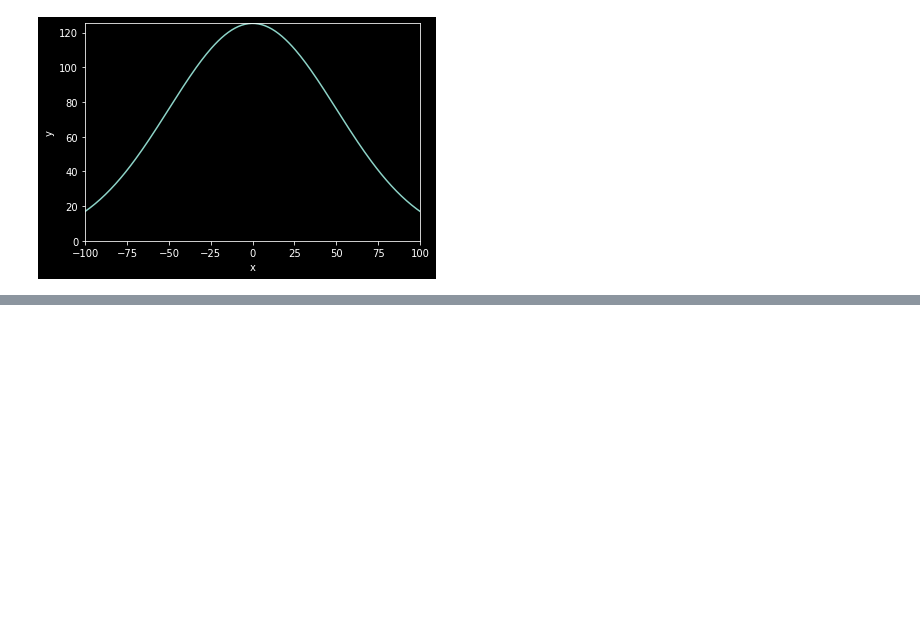
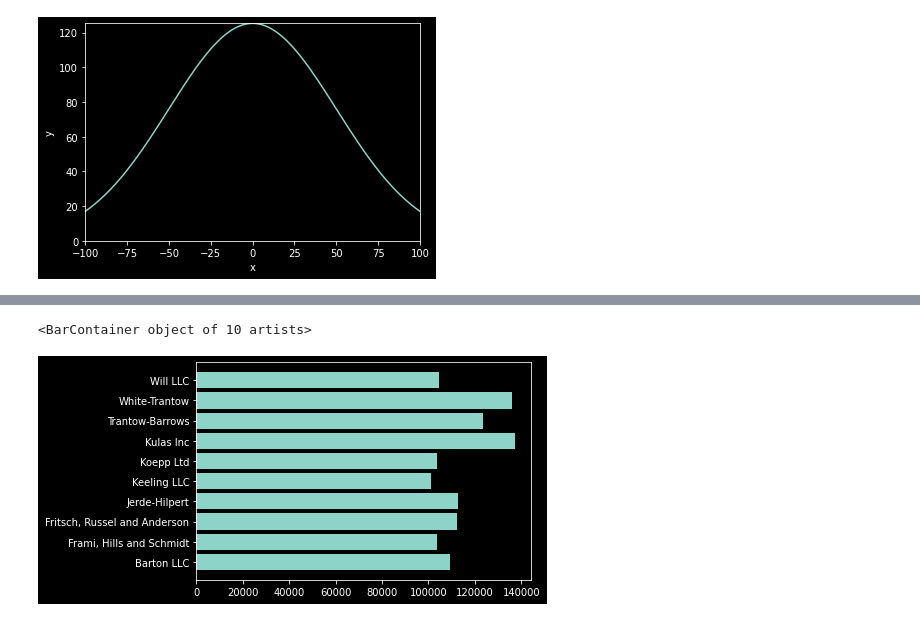
Before and after one commit to roman91DE/machine-learning, a Jupyter notebook: matplotlib_tutorial.ipynb, the cells around one changed output, grey strips where cells are left out. Saved outputs shown, nothing was run; the diff lists cells and outputs as text; code cells hidden in the pictures; blank space fills up the shorter version.

```diff
--- a/matplotlib_tutorial.ipynb
+++ b/matplotlib_tutorial.ipynb
@@ -216,0 +222,25 @@ plt.show()
+# %%
+import numpy as np
+import matplotlib.pyplot as plt
+
+
+data = {'Barton LLC': 109438.50,
+        'Frami, Hills and Schmidt': 103569.59,
+        'Fritsch, Russel and Anderson': 112214.71,
+        'Jerde-Hilpert': 112591.43,
+        'Keeling LLC': 100934.30,
+        'Koepp Ltd': 103660.54,
+        'Kulas Inc': 137351.96,
+        'Trantow-Barrows': 123381.38,
+        'White-Trantow': 135841.99,
+        'Will LLC': 104437.60}
+
+group_data = list(data.values())
+group_names = list(data.keys())
+group_mean = np.mean(group_data)
+# %%
+fig, ax = plt.subplots()
+ax.barh(group_names, group_data)
+# %% [output]
+<BarContainer object of 10 artists>
+[figure, added]
```
Also changed, not shown: parts of 1 cell of this notebook.
